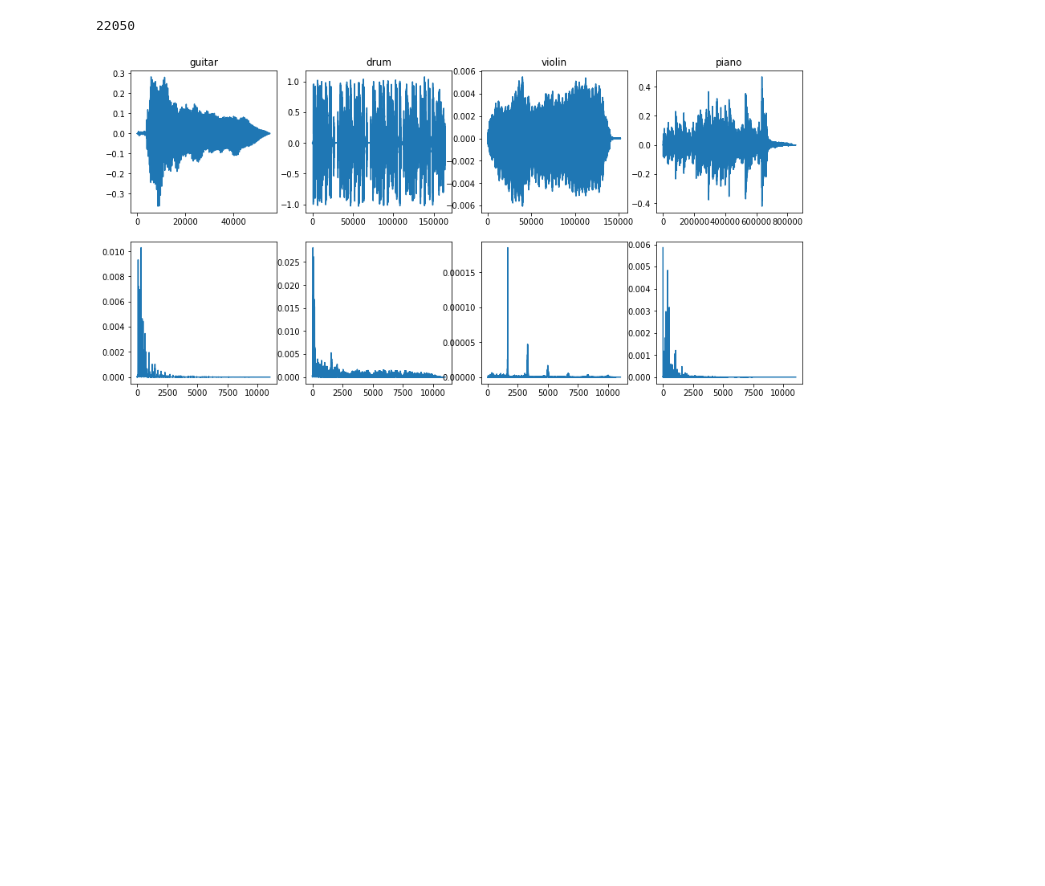
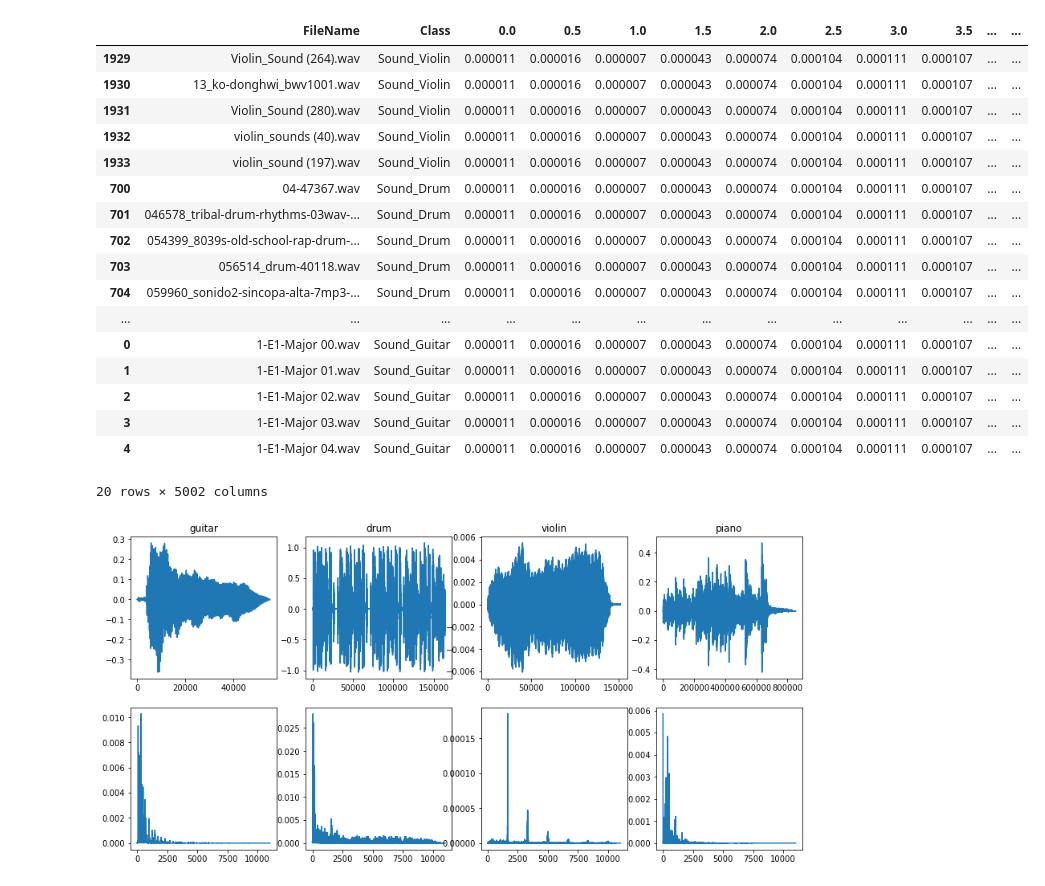
Before and after one commit to clementgilli/Musical-Instruments-Classifier, a Jupyter notebook: worksheet_clem.ipynb, the cells around one changed output. Drawn from its saved outputs; the diff is of its cells as text; code cells hidden in the pictures; blank space fills up the shorter version.

```diff
--- a/worksheet_clem.ipynb
+++ b/worksheet_clem.ipynb
@@ -32,0 +31,21 @@ df_test = pd.read_csv("./dataset/Metadata_Test.csv")
+# %%
+df
+# %% [output]
+|  | FileName | Class | 0.0 | 0.5 | 1.0 | 1.5 | 2.0 | 2.5 | 3.0 | 3.5 | ... | ... |
+| 1929 | Violin_Sound (264).wav | Sound_Violin | 0.000011 | 0.000016 | 0.000007 | 0.000043 | 0.000074 | 0.000104 | 0.000111 | 0.000107 | ... | ... |
+| 1930 | 13_ko-donghwi_bwv1001.wav | Sound_Violin | 0.000011 | 0.000016 | 0.000007 | 0.000043 | 0.000074 | 0.000104 | 0.000111 | 0.000107 | ... | ... |
+| 1931 | Violin_Sound (280).wav | Sound_Violin | 0.000011 | 0.000016 | 0.000007 | 0.000043 | 0.000074 | 0.000104 | 0.000111 | 0.000107 | ... | ... |
+| 1932 | violin_sounds (40).wav | Sound_Violin | 0.000011 | 0.000016 | 0.000007 | 0.000043 | 0.000074 | 0.000104 | 0.000111 | 0.000107 | ... | ... |
+| 1933 | violin_sound (197).wav | Sound_Violin | 0.000011 | 0.000016 | 0.000007 | 0.000043 | 0.000074 | 0.000104 | 0.000111 | 0.000107 | ... | ... |
+| 700 | 04-47367.wav | Sound_Drum | 0.000011 | 0.000016 | 0.000007 | 0.000043 | 0.000074 | 0.000104 | 0.000111 | 0.000107 | ... | ... |
+| 701 | 046578_tribal-drum-rhythms-03wav-... | Sound_Drum | 0.000011 | 0.000016 | 0.000007 | 0.000043 | 0.000074 | 0.000104 | 0.000111 | 0.000107 | ... | ... |
+| 702 | 054399_8039s-old-school-rap-drum-... | Sound_Drum | 0.000011 | 0.000016 | 0.000007 | 0.000043 | 0.000074 | 0.000104 | 0.000111 | 0.000107 | ... | ... |
+| 703 | 056514_drum-40118.wav | Sound_Drum | 0.000011 | 0.000016 | 0.000007 | 0.000043 | 0.000074 | 0.000104 | 0.000111 | 0.000107 | ... | ... |
+| 704 | 059960_sonido2-sincopa-alta-7mp3-... | Sound_Drum | 0.000011 | 0.000016 | 0.000007 | 0.000043 | 0.000074 | 0.000104 | 0.000111 | 0.000107 | ... | ... |
+| ... | ... | ... | ... | ... | ... | ... | ... | ... | ... | ... | ... | ... |
+| 0 | 1-E1-Major 00.wav | Sound_Guitar | 0.000011 | 0.000016 | 0.000007 | 0.000043 | 0.000074 | 0.000104 | 0.000111 | 0.000107 | ... | ... |
+| 1 | 1-E1-Major 01.wav | Sound_Guitar | 0.000011 | 0.000016 | 0.000007 | 0.000043 | 0.000074 | 0.000104 | 0.000111 | 0.000107 | ... | ... |
+| 2 | 1-E1-Major 02.wav | Sound_Guitar | 0.000011 | 0.000016 | 0.000007 | 0.000043 | 0.000074 | 0.000104 | 0.000111 | 0.000107 | ... | ... |
+| 3 | 1-E1-Major 03.wav | Sound_Guitar | 0.000011 | 0.000016 | 0.000007 | 0.000043 | 0.000074 | 0.000104 | 0.000111 | 0.000107 | ... | ... |
+| 4 | 1-E1-Major 04.wav | Sound_Guitar | 0.000011 | 0.000016 | 0.000007 | 0.000043 | 0.000074 | 0.000104 | 0.000111 | 0.000107 | ... | ... |
+20 rows × 5002 columns
@@ -35,10 +65,6 @@ gsignal, grate = librosa.load("./dataset/Train_submission/Train_submission/"+gui
 dsignal, drate = librosa.load("./dataset/Train_submission/Train_submission/"+drum["FileName"][700])
 vsignal, vrate = librosa.load("./dataset/Train_submission/Train_submission/"+violin["FileName"][1929])
 psignal, prate = librosa.load("./dataset/Train_submission/Train_submission/"+piano["FileName"][1400])
-# %%
-grate
-# %% [output]
-22050
 # %%
 fg = calc_fft(gsignal,grate)
 fd = calc_fft(dsignal,drate)
```
Also changed, not shown: parts of 13 cells of this notebook, 1 other file.
